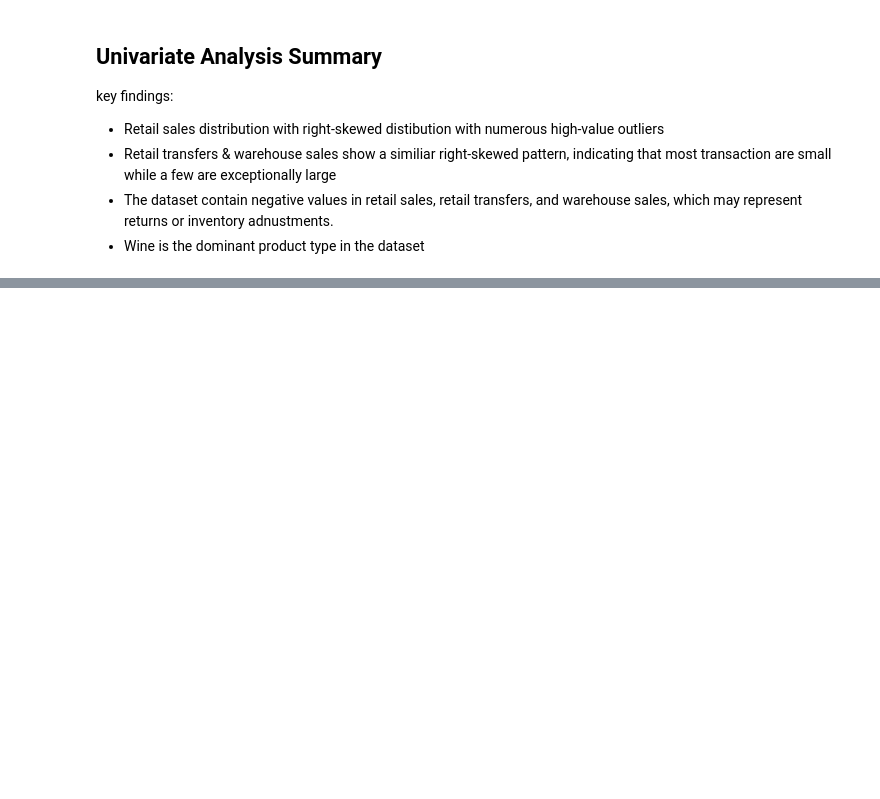
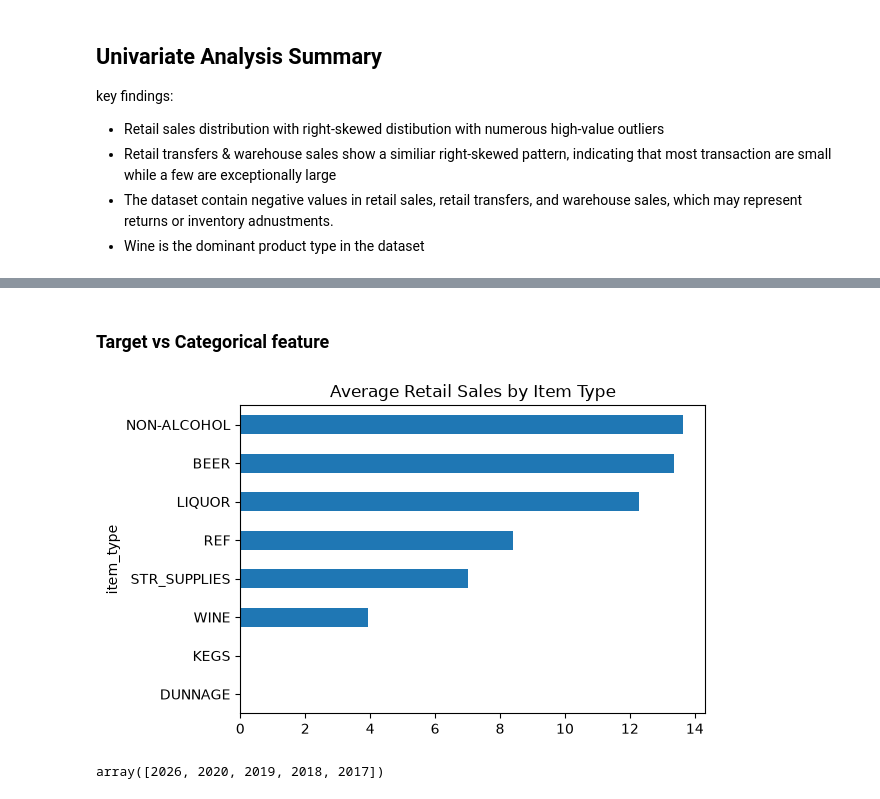
Before and after one commit to Rafsen-cell/retail-sales-prediction, a Jupyter notebook: notebooks/03-EDA.ipynb, the cells around one changed output, grey strips where cells are left out. Saved outputs shown, nothing was run; the diff lists cells and outputs as text; code cells hidden in the pictures; blank space fills up the shorter version.

```diff
--- a/notebooks/03-EDA.ipynb
+++ b/notebooks/03-EDA.ipynb
@@ -287,0 +358,14 @@ key findings:
+# %% [markdown]
+### Target vs Categorical feature
+# %%
+avg_sales = df.groupby("item_type")["retail_sales"].mean().sort_values()
+
+avg_sales.plot(kind="barh", figsize=(6, 4))
+plt.title("Average Retail Sales by Item Type")
+plt.show()
+# %% [output]
+[figure, added]
+# %%
+df["year"].unique()
+# %% [output]
+array([2026, 2020, 2019, 2018, 2017])
```
Also changed, not shown: parts of 19 cells of this notebook, 2 other files.
